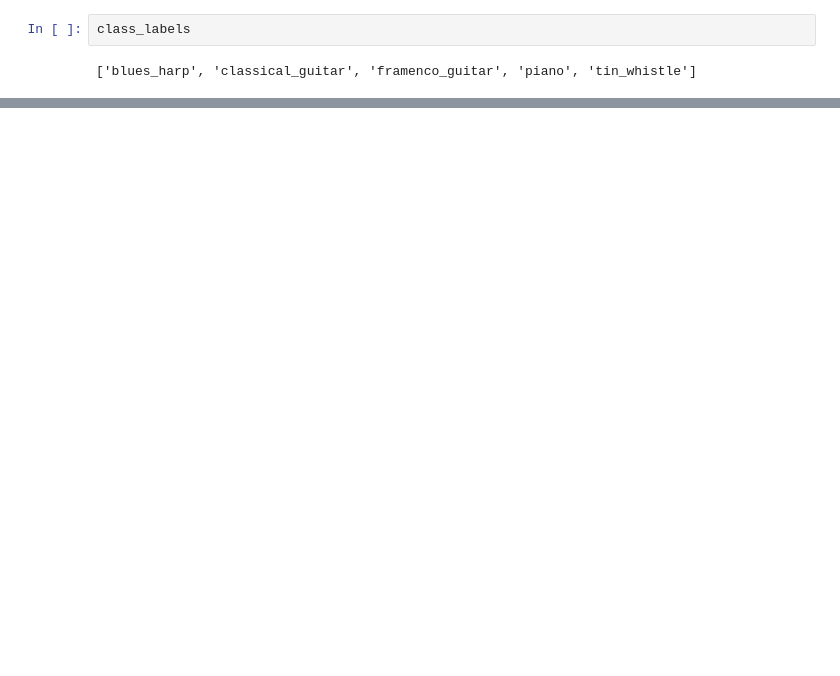
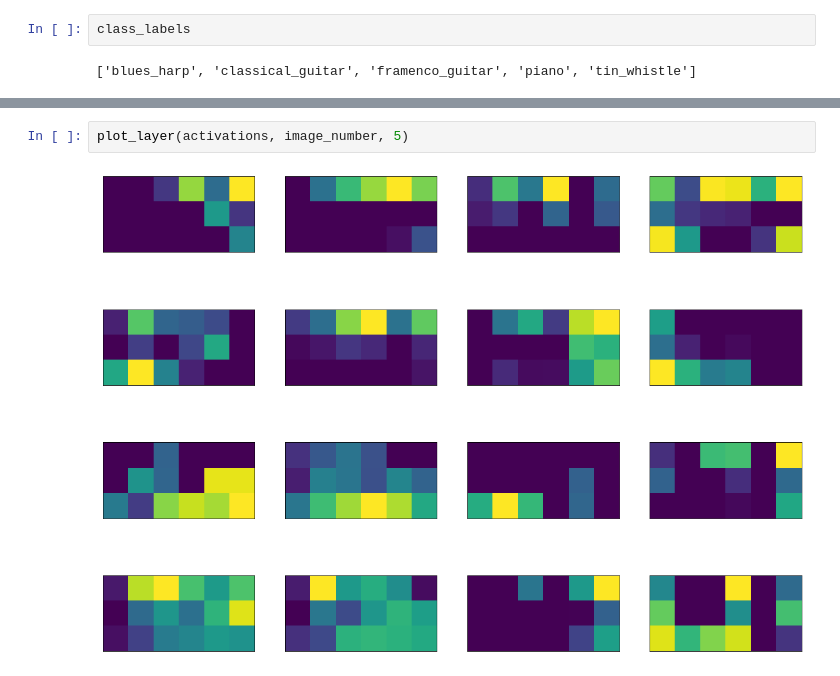
Before and after one commit to araobp/acoustic-features, a Jupyter notebook: tensorflow/CNN_for_AED.ipynb, the cells around one changed output, grey strips where cells are left out. Drawn from its saved outputs; the diff is of its cells as text; blank space fills up the shorter version.

```diff
--- a/tensorflow/CNN_for_AED.ipynb
+++ b/tensorflow/CNN_for_AED.ipynb
@@ -303,0 +312,4 @@ array([[0, 1, 0, 0, 0],
+# %%
+plot_layer(activations, image_number, 5)
+# %% [output]
+[figure, added]
```
Also changed, not shown: parts of 12 cells of this notebook, 4 other files.
